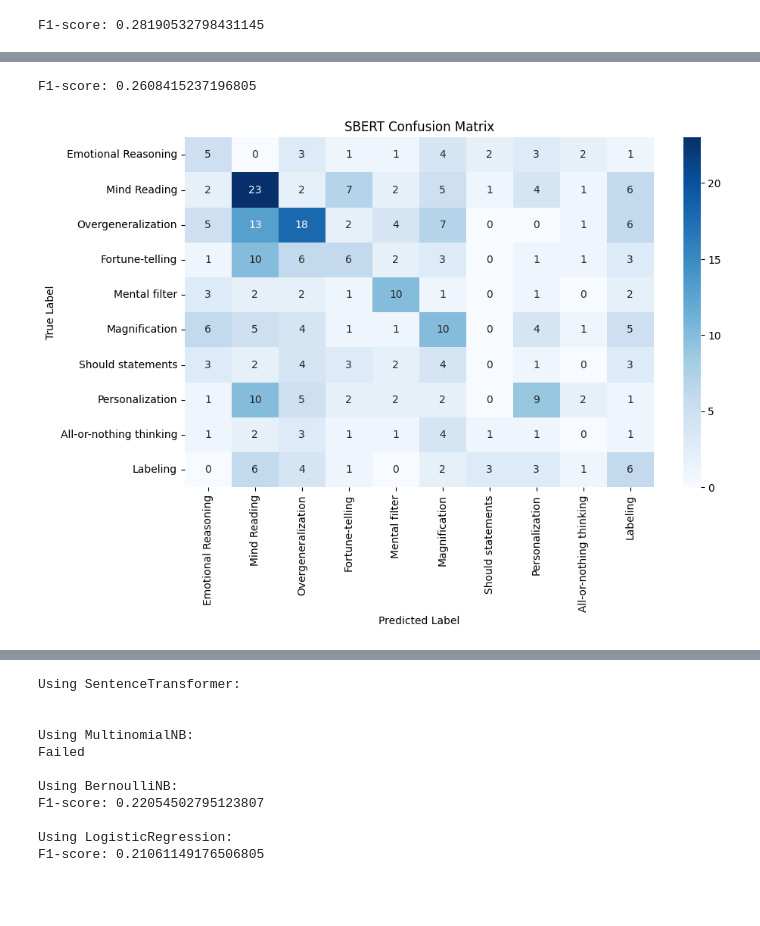
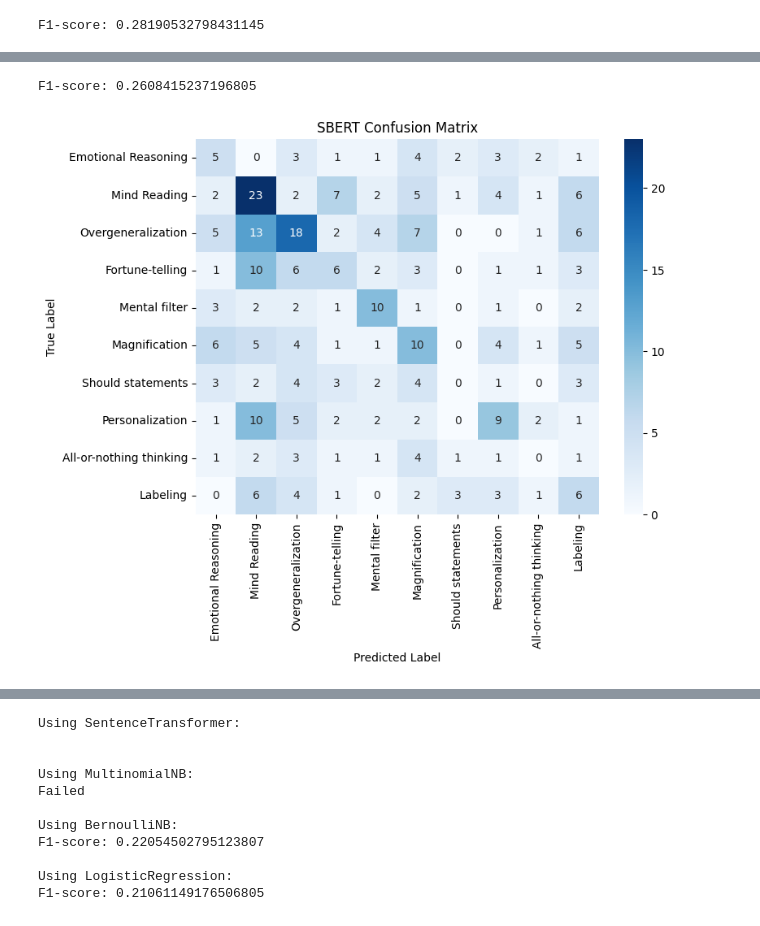
Before and after one commit to cmulholla/QUEST-Distortions, a Jupyter notebook: baseline.ipynb, the cells around one changed output, grey strips where cells are left out. Cells and saved outputs as stored; diff of their text form; code cells hidden in the pictures; blank space fills up the shorter version.

```diff
--- a/baseline.ipynb
+++ b/baseline.ipynb
@@ -761,35 +782,35 @@ X_train, X_test, y_train, y_test = train_test_split(distortion_data['Patient Que
 # Get the sentence embeddings for the training and testing data
 X_train_embeddings = model.encode(X_train.tolist())
 X_test_embeddings = model.encode(X_test.tolist())
 
 # Create a LinearSVM model
 model = LinearSVC()
 
 # Train the model on the training data
 model.fit(X_train_embeddings, y_train)
 
 # Predict the labels for the testing data
 y_pred = model.predict(X_test_embeddings)
 
 # Calculate the F1-score
 f1 = f1_score(y_test, y_pred, average='weighted')
 
 # Output the F1-score
 print(f"F1-score: {f1}")
 
 # Plot the confusion matrix as a heatmap
 labels = distortion_data['Dominant Distortion'].unique()
 cm = confusion_matrix(y_test, y_pred, labels=labels)
 
-plt.figure(figsize=(10, 6))
+plt.figure(figsize=(8, 6))
 sns.heatmap(cm, annot=True, fmt='d', cmap='Blues', xticklabels=labels, yticklabels=labels)
 plt.title('SBERT Confusion Matrix')
 plt.xlabel('Predicted Label')
 plt.ylabel('True Label')
 plt.show()
 # %% [output]
 F1-score: 0.2608415237196805
-[figure, old version]
+[figure, new version]
 # %%
 def train_test_model_data(model, X_train_vectorized, X_test_vectorized, y_train, y_test):
 
```
Also changed, not shown: parts of 12 cells of this notebook, 24 other files.
